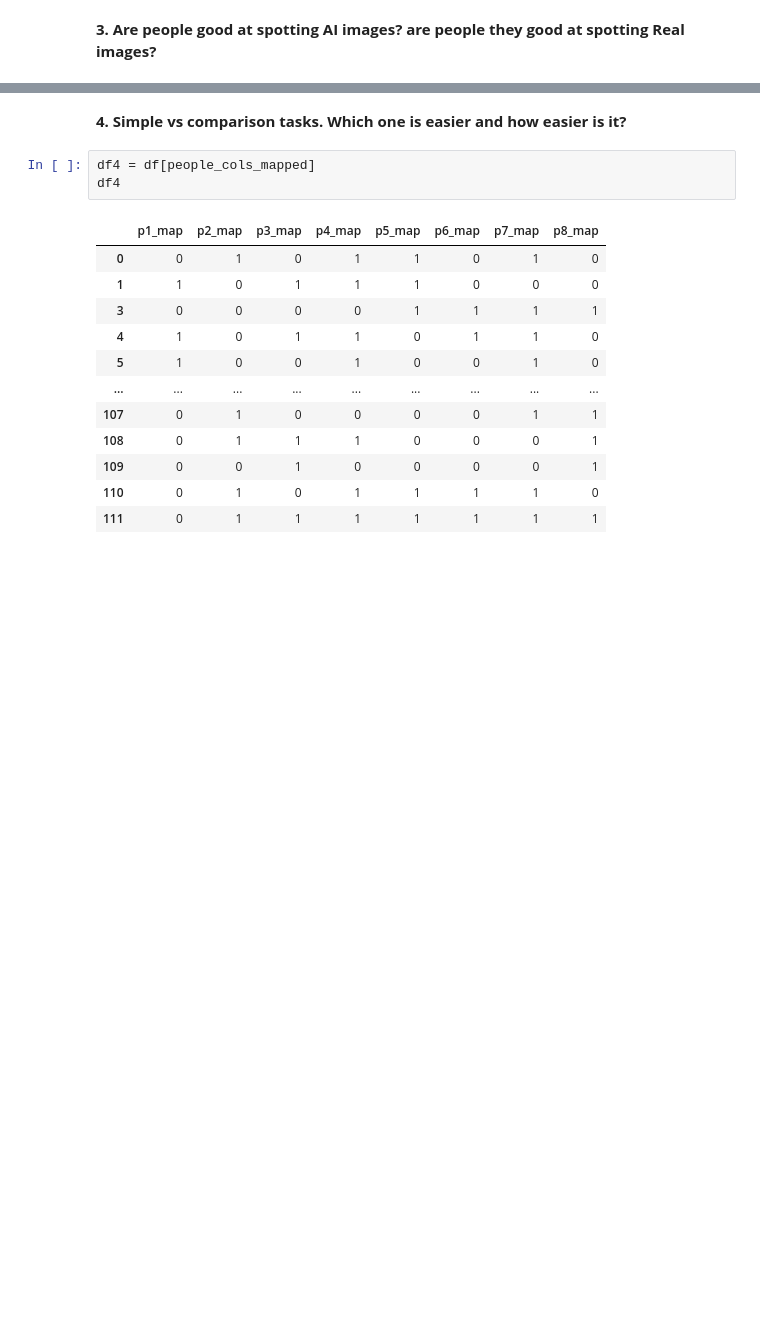
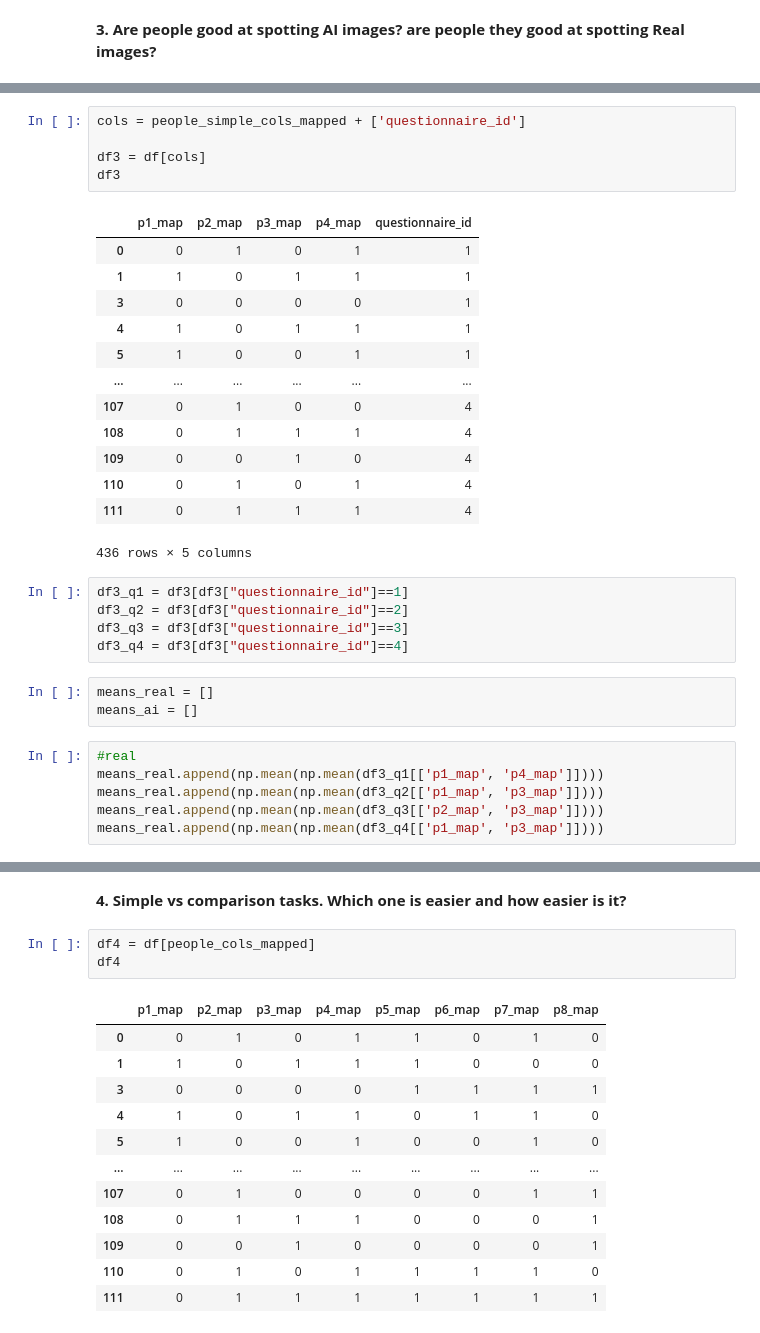
Before and after one commit to ShalyginaA/artificial-or-real-version2, a Jupyter notebook: main_analysis.ipynb, the cells around one changed output, grey strips where cells are left out. Drawn from its saved outputs; the diff is of its cells as text; blank space fills up the shorter version.

```diff
--- a/main_analysis.ipynb
+++ b/main_analysis.ipynb
@@ -281,0 +292,33 @@ plt.show()
+# %%
+cols = people_simple_cols_mapped + ['questionnaire_id']
+
+df3 = df[cols]
+df3
+# %% [output]
+|  | p1_map | p2_map | p3_map | p4_map | questionnaire_id |
+| 0 | 0 | 1 | 0 | 1 | 1 |
+| 1 | 1 | 0 | 1 | 1 | 1 |
+| 3 | 0 | 0 | 0 | 0 | 1 |
+| 4 | 1 | 0 | 1 | 1 | 1 |
+| 5 | 1 | 0 | 0 | 1 | 1 |
+| ... | ... | ... | ... | ... | ... |
+| 107 | 0 | 1 | 0 | 0 | 4 |
+| 108 | 0 | 1 | 1 | 1 | 4 |
+| 109 | 0 | 0 | 1 | 0 | 4 |
+| 110 | 0 | 1 | 0 | 1 | 4 |
+| 111 | 0 | 1 | 1 | 1 | 4 |
+436 rows × 5 columns
+# %%
+df3_q1 = df3[df3["questionnaire_id"]==1]
+df3_q2 = df3[df3["questionnaire_id"]==2]
+df3_q3 = df3[df3["questionnaire_id"]==3]
+df3_q4 = df3[df3["questionnaire_id"]==4]
+# %%
+means_real = []
+means_ai = []
+# %%
+#real
+means_real.append(np.mean(np.mean(df3_q1[['p1_map', 'p4_map']])))
+means_real.append(np.mean(np.mean(df3_q2[['p1_map', 'p3_map']])))
+means_real.append(np.mean(np.mean(df3_q3[['p2_map', 'p3_map']])))
+means_real.append(np.mean(np.mean(df3_q4[['p1_map', 'p3_map']])))
```
Also changed, not shown: parts of 13 cells of this notebook.
